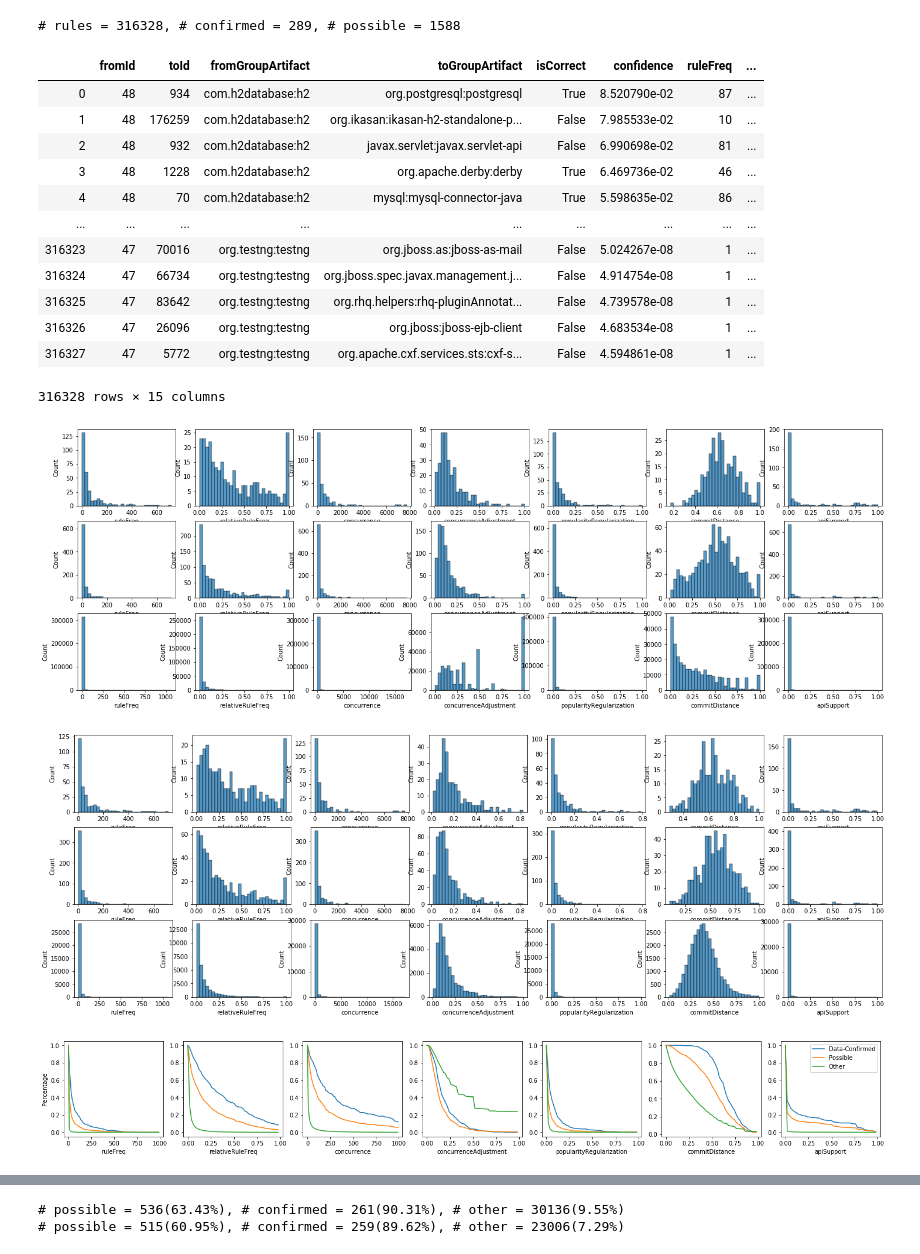
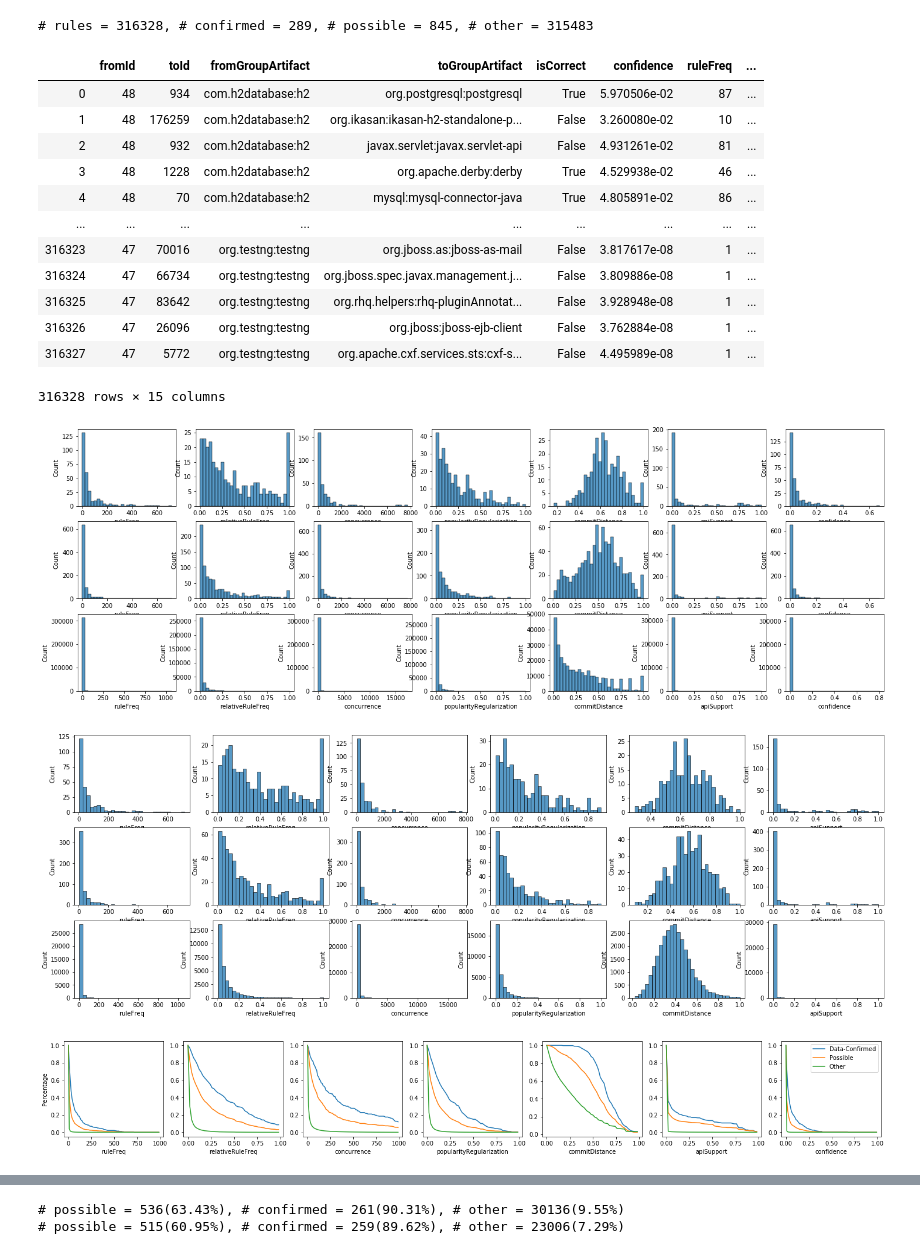
Before and after one commit to hehao98/MigrationHelper, a Jupyter notebook: evaluation/rq2_metrics.ipynb, the cells around one changed output, grey strips where cells are left out. Cells and saved outputs as stored; diff of their text form; code cells hidden in the pictures.

```diff
--- a/evaluation/rq2_metrics.ipynb
+++ b/evaluation/rq2_metrics.ipynb
@@ -16,35 +16,37 @@ possible_rule_set = set(zip(
 ))
 rules["isPossible"] = [x in possible_rule_set for x in zip(rules["fromGroupArtifact"], rules["toGroupArtifact"])]
 rules["isConfirmed"] = [x in confirmed_rule_set for x in zip(rules["fromGroupArtifact"], rules["toGroupArtifact"])]
-rules["popularityRegularization"] = rules["relativeRuleFreq"] * rules["concurrenceAdjustment"]
+rules["popularityRegularization"] = rules["relativeRuleFreq"] * rules["concurrenceAdjustment"] ** 0.25
+rules["confidence"] = (rules["relativeRuleFreq"] * (rules["concurrenceAdjustment"] ** 0.25)
+                           * rules["apiSupport"].apply(lambda x: max(0.1, x)) ** 0.5
+                           * rules["commitDistance"] ** 2)
 possible_rules = rules[rules["isPossible"]]
 confirmed_rules = rules[rules["isConfirmed"]]
 other_rules = rules[~rules["isConfirmed"] & ~rules["isPossible"]]
-print("# rules = {}, # confirmed = {}, # possible = {}".format(
-    len(rules), len(confirmed_rule_set), len(possible_rule_set)))
+print("# rules = {}, # confirmed = {}, # possible = {}, # other = {}".format(
+    len(rules), len(confirmed_rules), len(possible_rules), len(other_rules)))
 # %% [output]
-# rules = 316328, # confirmed = 289, # possible = 1588
+# rules = 316328, # confirmed = 289, # possible = 845, # other = 315483
 # %%
 rules
 # %% [output]
 |  | fromId | toId | fromGroupArtifact | toGroupArtifact | isCorrect | confidence | ruleFreq | ... |
-| 0 | 48 | 934 | com.h2database:h2 | org.postgresql:postgresql | True | 8.520790e-02 | 87 | ... |
-| 1 | 48 | 176259 | com.h2database:h2 | org.ikasan:ikasan-h2-standalone-p... | False | 7.985533e-02 | 10 | ... |
-| 2 | 48 | 932 | com.h2database:h2 | javax.servlet:javax.servlet-api | False | 6.990698e-02 | 81 | ... |
-| 3 | 48 | 1228 | com.h2database:h2 | org.apache.derby:derby | True | 6.469736e-02 | 46 | ... |
-| 4 | 48 | 70 | com.h2database:h2 | mysql:mysql-connector-java | True | 5.598635e-02 | 86 | ... |
+| 0 | 48 | 934 | com.h2database:h2 | org.postgresql:postgresql | True | 5.970506e-02 | 87 | ... |
+| 1 | 48 | 176259 | com.h2database:h2 | org.ikasan:ikasan-h2-standalone-p... | False | 3.260080e-02 | 10 | ... |
+| 2 | 48 | 932 | com.h2database:h2 | javax.servlet:javax.servlet-api | False | 4.931261e-02 | 81 | ... |
+| 3 | 48 | 1228 | com.h2database:h2 | org.apache.derby:derby | True | 4.529938e-02 | 46 | ... |
+| 4 | 48 | 70 | com.h2database:h2 | mysql:mysql-connector-java | True | 4.805891e-02 | 86 | ... |
 | ... | ... | ... | ... | ... | ... | ... | ... | ... |
-| 316323 | 47 | 70016 | org.testng:testng | org.jboss.as:jboss-as-mail | False | 5.024267e-08 | 1 | ... |
-| 316324 | 47 | 66734 | org.testng:testng | org.jboss.spec.javax.management.j... | False | 4.914754e-08 | 1 | ... |
-| 316325 | 47 | 83642 | org.testng:testng | org.rhq.helpers:rhq-pluginAnnotat... | False | 4.739578e-08 | 1 | ... |
-| 316326 | 47 | 26096 | org.testng:testng | org.jboss:jboss-ejb-client | False | 4.683534e-08 | 1 | ... |
-| 316327 | 47 | 5772 | org.testng:testng | org.apache.cxf.services.sts:cxf-s... | False | 4.594861e-08 | 1 | ... |
+| 316323 | 47 | 70016 | org.testng:testng | org.jboss.as:jboss-as-mail | False | 3.817617e-08 | 1 | ... |
+| 316324 | 47 | 66734 | org.testng:testng | org.jboss.spec.javax.management.j... | False | 3.809886e-08 | 1 | ... |
+| 316325 | 47 | 83642 | org.testng:testng | org.rhq.helpers:rhq-pluginAnnotat... | False | 3.928948e-08 | 1 | ... |
+| 316326 | 47 | 26096 | org.testng:testng | org.jboss:jboss-ejb-client | False | 3.762884e-08 | 1 | ... |
+| 316327 | 47 | 5772 | org.testng:testng | org.apache.cxf.services.sts:cxf-s... | False | 4.495989e-08 | 1 | ... |
 316328 rows × 15 columns
 # %%
 data = [rules[rules["isConfirmed"]], rules[rules["isPossible"]], rules[(~rules["isPossible"]) & (~rules["isConfirmed"])]]
 axis = [
-    "ruleFreq", "relativeRuleFreq", "concurrence",
-    "concurrenceAdjustment", "popularityRegularization", "commitDistance", "apiSupport"
+    "ruleFreq", "relativeRuleFreq", "concurrence", "popularityRegularization", "commitDistance", "apiSupport", "confidence"
 ]
 fig, axes = plt.subplots(3, len(axis), figsize=(24, 8))
 for i in range(0, 3):
@@ -52,27 +54,26 @@ for i in range(0, 3):
         sns.histplot(data=data[i], x=axis[j], ax=axes[i][j], bins=30)
 fig.show()
 # %% [output]
-[figure, old version]
+[figure, new version]
 # %%
 filtered_rules = rules[(rules["ruleFreq"] >= 5) & (rules["concurrence"] >= 10)]
 filtered_possible_rules = filtered_rules[filtered_rules["isPossible"]]
 filtered_confirmed_rules = filtered_rules[filtered_rules["isConfirmed"]]
 data = [
     filtered_rules[filtered_rules["isConfirmed"]],
     filtered_rules[filtered_rules["isPossible"]],
     filtered_rules[(~filtered_rules["isPossible"]) & (~filtered_rules["isConfirmed"])]
 ]
 axis = [
-    "ruleFreq", "relativeRuleFreq", "concurrence",
-    "concurrenceAdjustment", "popularityRegularization", "commitDistance", "apiSupport"
+    "ruleFreq", "relativeRuleFreq", "concurrence", "popularityRegularization", "commitDistance", "apiSupport"
 ]
 fig, axes = plt.subplots(3, len(axis), figsize=(24, 8))
 for i in range(0, 3):
     for j in range(0, len(axis)):
         sns.histplot(data=data[i], x=axis[j], ax=axes[i][j], bins=30)
 fig.show()
 # %% [output]
-[figure, old version]
+[figure, new version]
 # %%
 def get_dist(rules, possible_rules, confirmed_rules, metric, min_val, max_val, interval):
     possible_vals = []
@@ -87,10 +88,10 @@ params = [
     ("ruleFreq", 0, 1000, 10),
     ("relativeRuleFreq", 0, 1, 0.02),
     ("concurrence", 0, 1000, 10),
-    ("concurrenceAdjustment", 0, 1, 0.02),
     ("popularityRegularization", 0, 1, 0.02),
     ("commitDistance", 0, 1, 0.02),
-    ("apiSupport", 0, 1, 0.02)
+    ("apiSupport", 0, 1, 0.02),
+    ("confidence", 0, 1, 0.01)
 ]
 fig, axes = plt.subplots(1, len(params), figsize=(25, 3))
 for i, param in enumerate(params):
@@ -106,7 +107,7 @@ for i, param in enumerate(params):
         axes[i].legend()
 fig.show()
 # %% [output]
-[figure, old version]
+[figure, new version]
 # %%
 fig, axes = plt.subplots(1, len(params), figsize=(25, 3))
 for i, param in enumerate(params):
```
Also changed, not shown: parts of 1 cell of this notebook, 4 other files.
